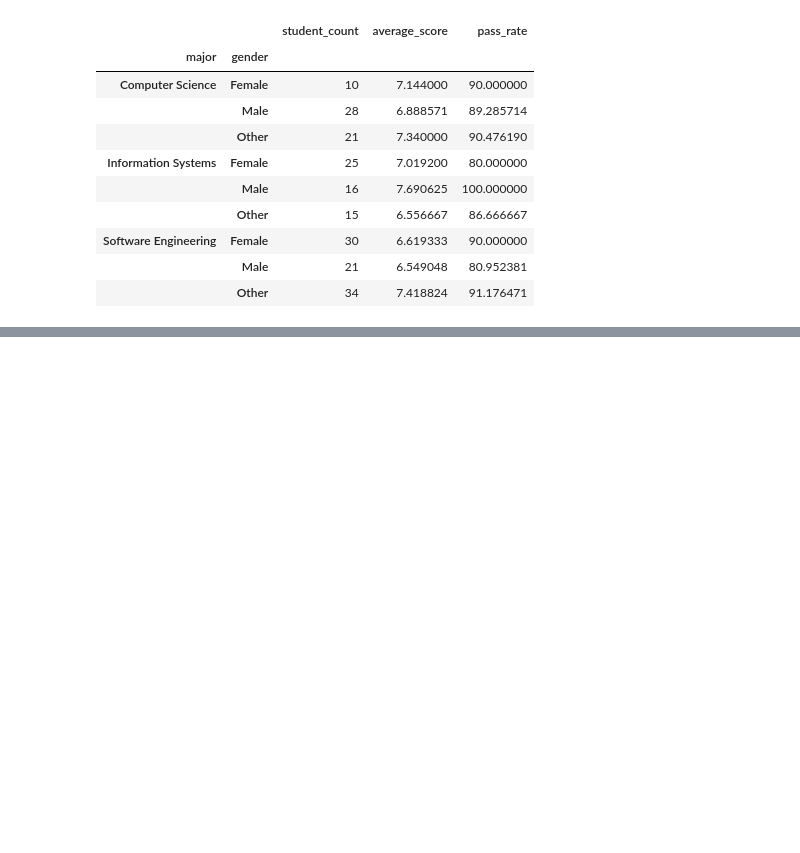
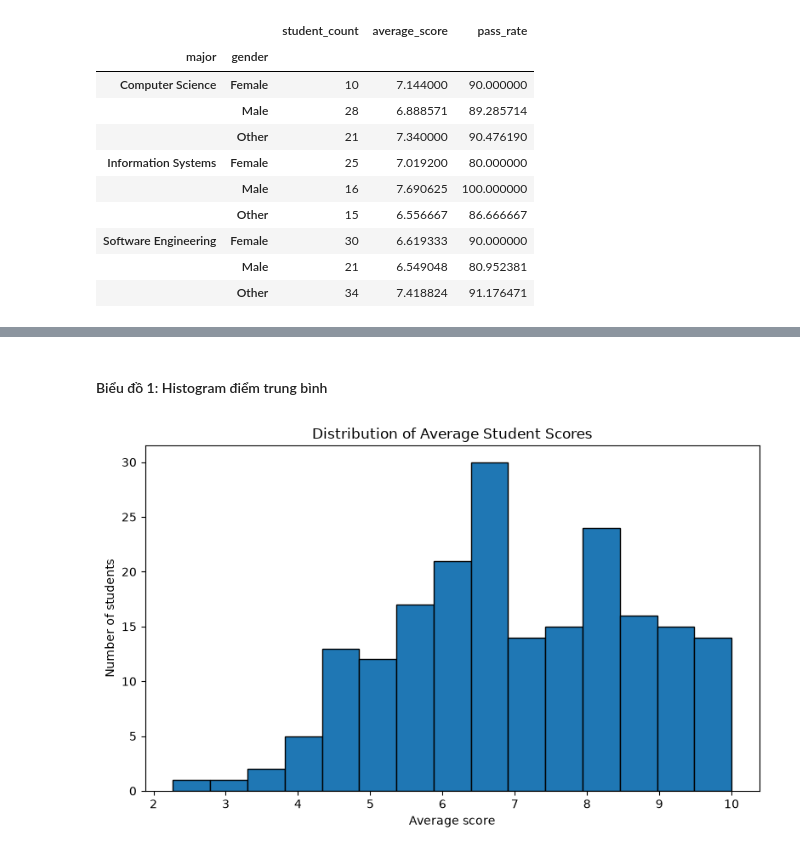
Before and after one commit to MinhDuyenTran/machine_learning, a Jupyter notebook: python-for-ml/mini_projects/student_performance/notebooks/student_performce_analysis.ipynb, the cells around one changed output, grey strips where cells are left out. Cells and saved outputs as stored; diff of their text form; code cells hidden in the pictures; blank space fills up the shorter version.

Commit message:
[UPDATE] add section 9 data visualization and generated figures

```diff
--- a/python-for-ml/mini_projects/student_performance/notebooks/student_performce_analysis.ipynb
+++ b/python-for-ml/mini_projects/student_performance/notebooks/student_performce_analysis.ipynb
@@ -981,0 +987,24 @@ group_summary
+# %% [markdown]
+#### Biểu đồ 1: Histogram điểm trung bình
+# %%
+plt.figure(figsize=(8, 5))
+
+plt.hist(
+    analysis_df["average_score"],
+    bins=15,
+    edgecolor="black",
+)
+
+plt.title("Distribution of Average Student Scores")
+plt.xlabel("Average score")
+plt.ylabel("Number of students")
+plt.tight_layout()
+
+plt.savefig(
+    FIGURES_DIR / "average_score_histogram.png",
+    dpi=150,
+)
+
+plt.show()
+# %% [output]
+[figure, added]
```
Also changed, not shown: parts of 11 cells of this notebook, 5 other files.
